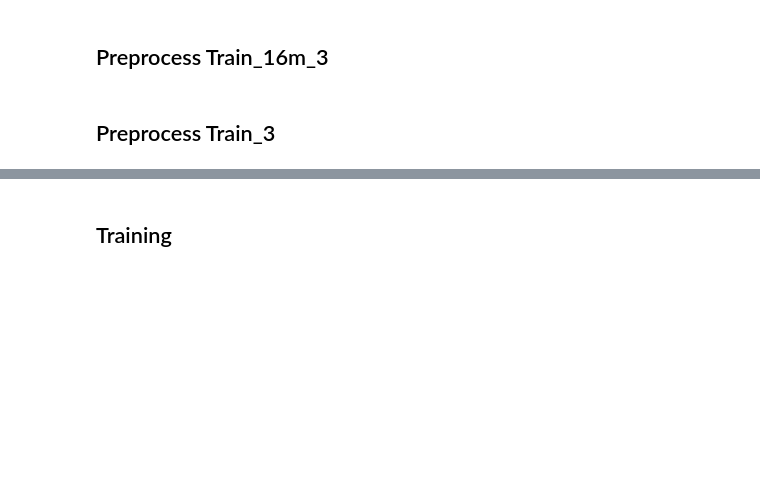
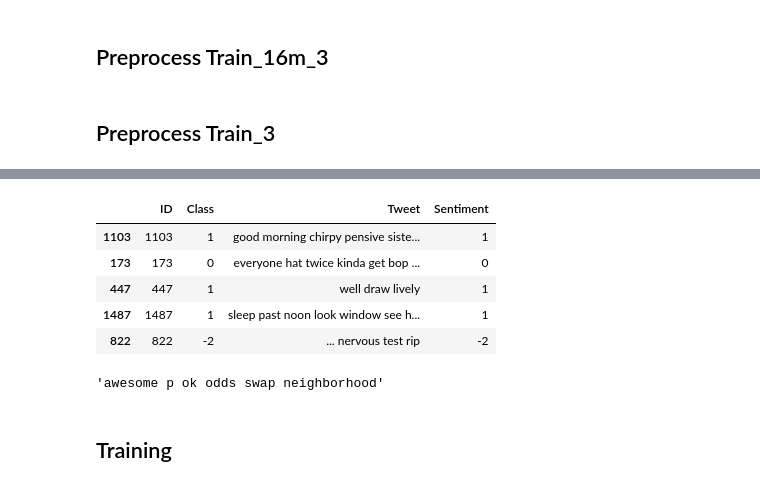
Before and after one commit to Garfounkel/sentiment_analysis, a Jupyter notebook: tp1.ipynb, the cells around one changed output, grey strips where cells are left out. Cells and saved outputs as stored; diff of their text form; code cells hidden in the pictures; blank space fills up the shorter version.

```diff
--- a/tp1.ipynb
+++ b/tp1.ipynb
@@ -136,0 +160,4 @@ tweets.to_feather('pickles/train_3.feather')
+# %%
+tweets = pd.read_csv(train_7, sep='\t', names=['ID', 'Class', 'Tweet'])
+
+tweets.shape
@@ -136,0 +175,14 @@ tweets.to_feather('pickles/train_3.feather')
+# %%
+tweets['Sentiment'] = tweets['Class']
+tweets['Tweet'] = tweets['Tweet'].apply(lambda x: standardization(x))
+# %%
+display(tweets.sample(5))
+tweets.sample(5)['Tweet'].iloc[0]
+# %% [output]
+|  | ID | Class | Tweet | Sentiment |
+| 1103 | 1103 | 1 | good morning chirpy pensive siste... | 1 |
+| 173 | 173 | 0 | everyone hat twice kinda get bop ... | 0 |
+| 447 | 447 | 1 | well draw lively | 1 |
+| 1487 | 1487 | 1 | sleep past noon look window see h... | 1 |
+| 822 | 822 | -2 | ... nervous test rip | -2 |
+'awesome p ok odds swap neighborhood'
```
Also changed, not shown: parts of 21 cells of this notebook, 4 other files.
